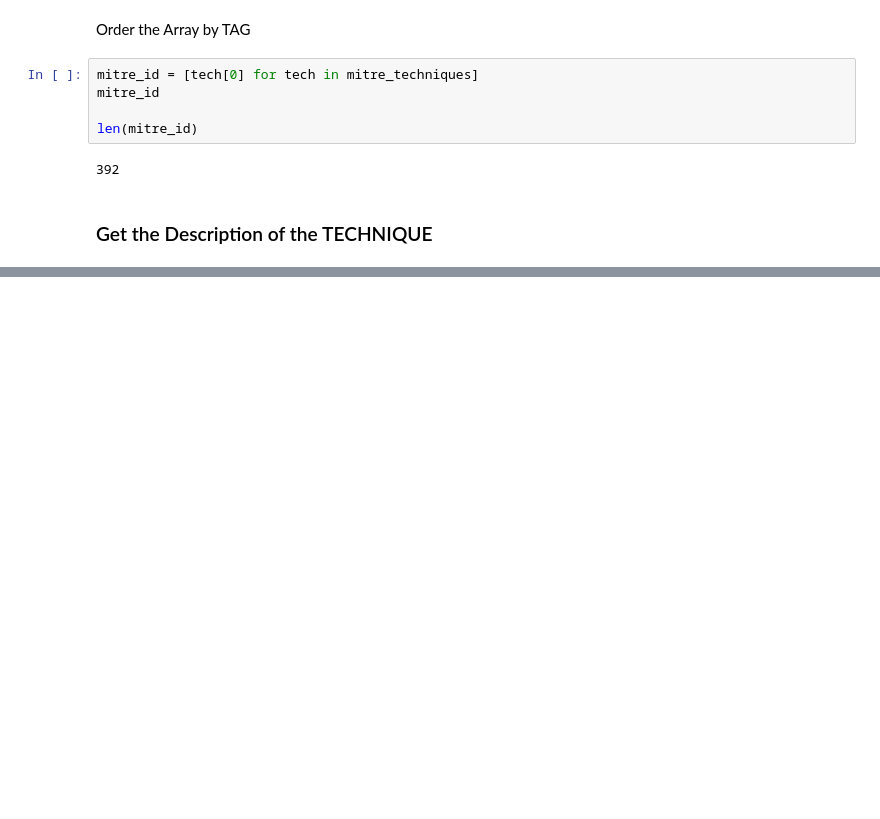
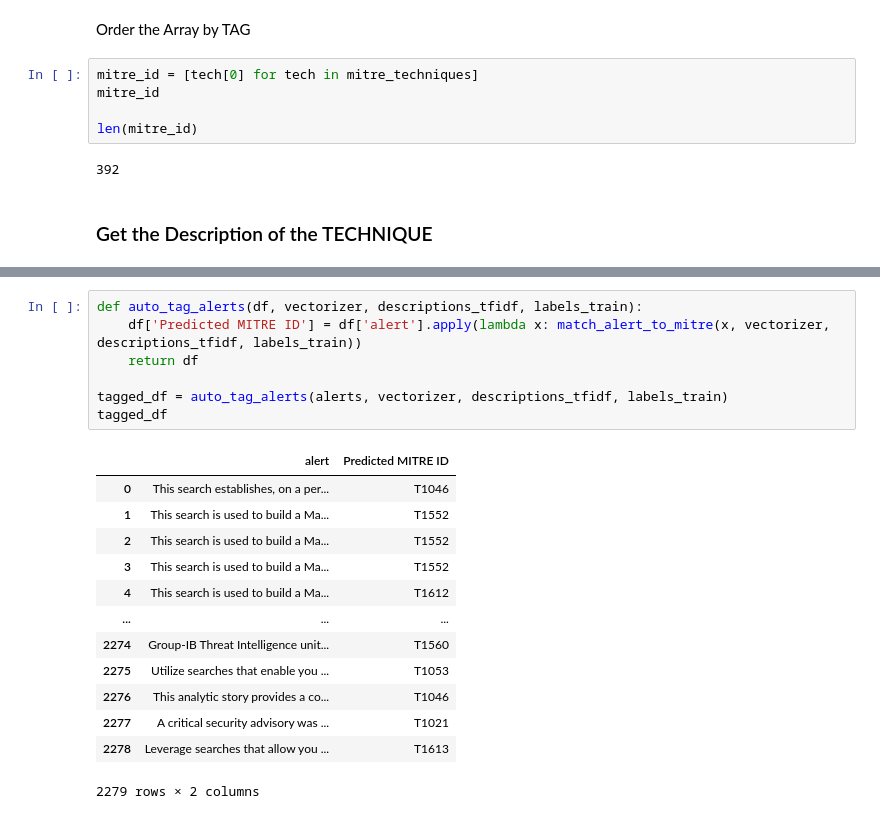
Before and after one commit to BrenesRM/Haochen-Mitre-Attack-data-2024, a Jupyter notebook: Haochen_Mitre_Attack_data_2024.ipynb, the cells around one changed output, grey strips where cells are left out. Drawn from its saved outputs; the diff is of its cells as text; blank space fills up the shorter version.

```diff
--- a/Haochen_Mitre_Attack_data_2024.ipynb
+++ b/Haochen_Mitre_Attack_data_2024.ipynb
@@ -149,0 +385,21 @@ mitre_description
+# %%
+def auto_tag_alerts(df, vectorizer, descriptions_tfidf, labels_train):
+    df['Predicted MITRE ID'] = df['alert'].apply(lambda x: match_alert_to_mitre(x, vectorizer, descriptions_tfidf, labels_train))
+    return df
+
+tagged_df = auto_tag_alerts(alerts, vectorizer, descriptions_tfidf, labels_train)
+tagged_df
+# %% [output]
+|  | alert | Predicted MITRE ID |
+| 0 | This search establishes, on a per... | T1046 |
+| 1 | This search is used to build a Ma... | T1552 |
+| 2 | This search is used to build a Ma... | T1552 |
+| 3 | This search is used to build a Ma... | T1552 |
+| 4 | This search is used to build a Ma... | T1612 |
+| ... | ... | ... |
+| 2274 | Group-IB Threat Intelligence unit... | T1560 |
+| 2275 | Utilize searches that enable you ... | T1053 |
+| 2276 | This analytic story provides a co... | T1046 |
+| 2277 | A critical security advisory was ... | T1021 |
+| 2278 | Leverage searches that allow you ... | T1613 |
+2279 rows × 2 columns
```
Also changed, not shown: parts of 25 cells of this notebook.
